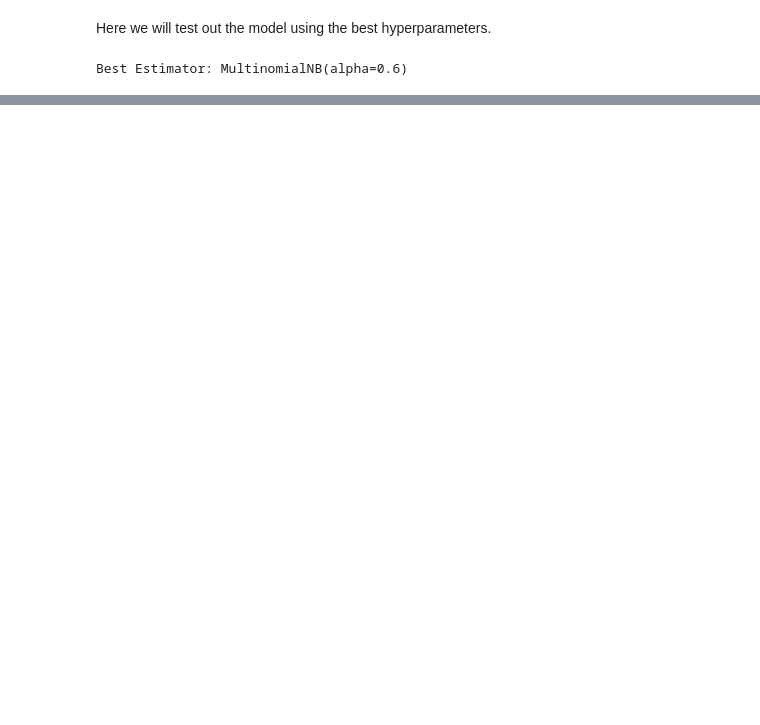
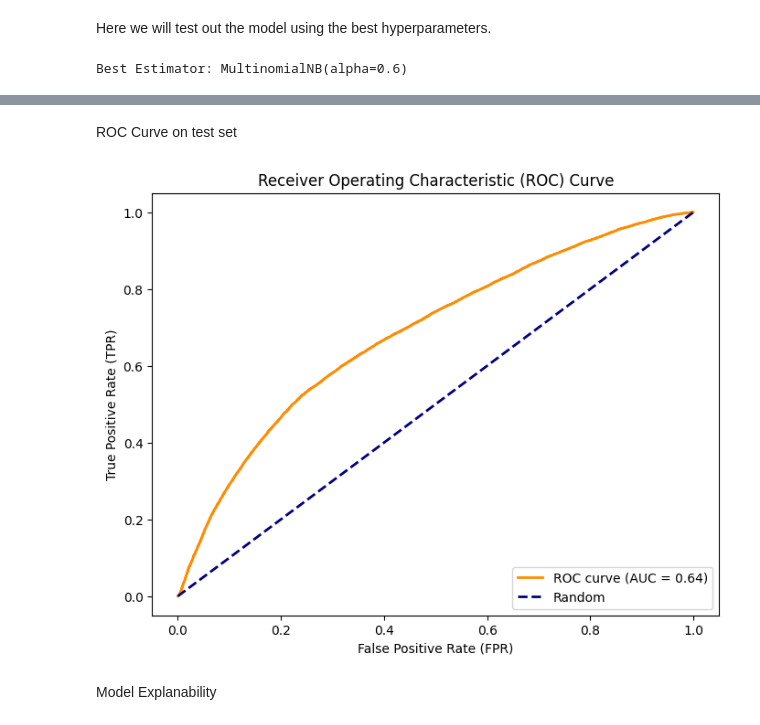
Before and after one commit to hoofangyu/cs3244_pg21, a Jupyter notebook: 4_2_naive_bayes_ml_withcomments.ipynb, the cells around one changed output, grey strips where cells are left out. Drawn from its saved outputs; the diff is of its cells as text; code cells hidden in the pictures; blank space fills up the shorter version.

```diff
--- a/4_2_naive_bayes_ml_withcomments.ipynb
+++ b/4_2_naive_bayes_ml_withcomments.ipynb
@@ -438,0 +522,20 @@ roc_auc test: 0.6400826075413077
+# %% [markdown]
+ROC Curve on test set
+# %%
+# Obtain Probability Scores
+y_scores = best_estimator.predict_proba(X_test_LR)[:, 1]
+fpr, tpr, thresholds = roc_curve(y_test_LR, y_scores)
+
+# Plot ROC Curve
+plt.figure(figsize=(8, 6))
+plt.plot(fpr, tpr, color='darkorange', lw=2, label='ROC curve (AUC = {:.2f})'.format(roc_auc_test))
+plt.plot([0, 1], [0, 1], color='navy', lw=2, linestyle='--', label='Random')
+plt.xlabel('False Positive Rate (FPR)')
+plt.ylabel('True Positive Rate (TPR)')
+plt.title('Receiver Operating Characteristic (ROC) Curve')
+plt.legend(loc='lower right')
+plt.show()
+# %% [output]
+[figure, added]
+# %% [markdown]
+Model Explanability
```
Also changed, not shown: parts of 29 cells of this notebook.
